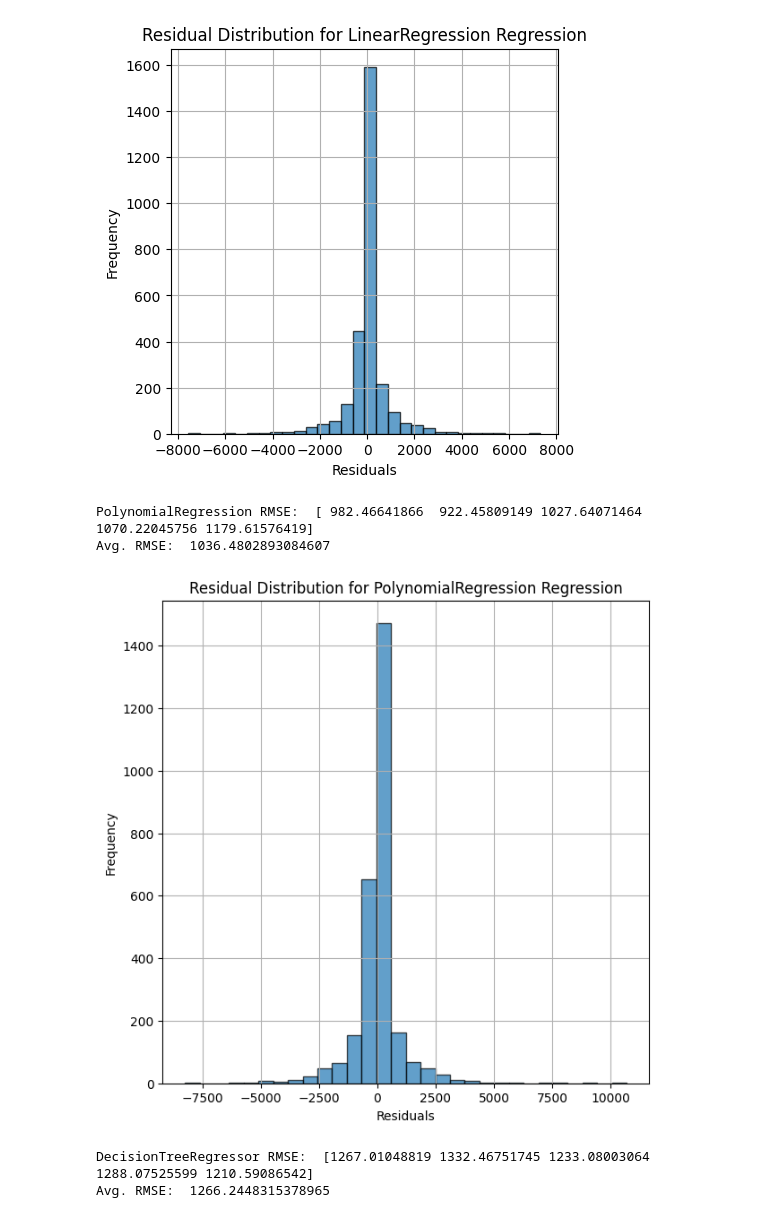
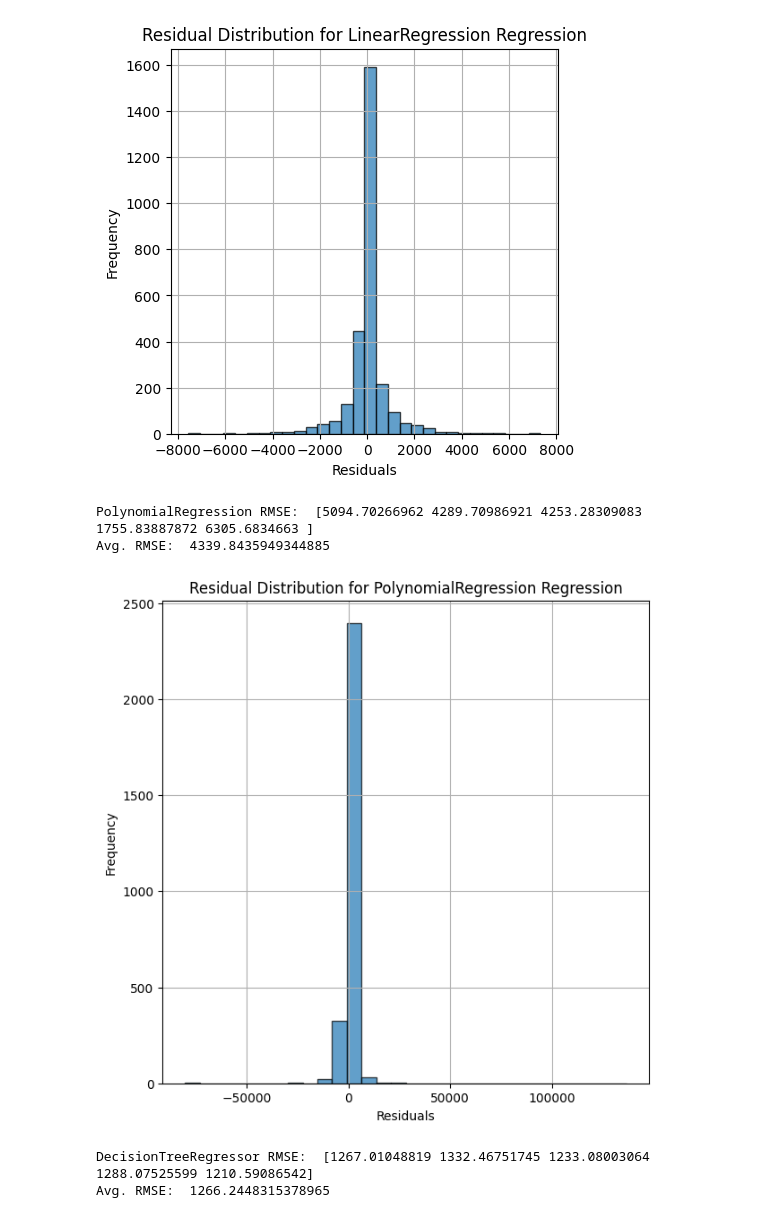
Before and after one commit to lbibi1805-dot/ML_Bitcoin, a Jupyter notebook: Evaluation/evalution.ipynb, the cells around one changed output. Cells and saved outputs as stored; diff of their text form; code cells hidden in the pictures.

```diff
--- a/Evaluation/evalution.ipynb
+++ b/Evaluation/evalution.ipynb
@@ -55,7 +57,7 @@ from sklearn.metrics import mean_squared_error, r2_score
 # %% [markdown]
 # **STEP 1: DATA COLLECTION**
 # %%
-btc_data = yf.download('BTC-USD', start='2010-01-01', end='2024-10-10', interval='1d')
+btc_data = yf.download('BTC-USD', start='2010-01-01', end='2024-10-20', interval='1d')
 # %% [output]
 [*********************100%***********************]  1 of 1 completed
 # %%
@@ -540,7 +541,7 @@ Model successfully saved as DecisionTreeRegressor_model.pkl
 **5.4. Try Polynomial Regression (in-lecture).**
 # %%
 # Sử dụng PolynomialFeatures kết hợp với một mô hình hồi quy
-degree = 2
+degree = 3
 model = Pipeline([
     ('poly_features', PolynomialFeatures(degree=degree)),
     ('lin_reg', LinearRegression())
@@ -710,16 +711,16 @@ Avg. RMSE:  903.7141769067824
 # %%
 model_name = "PolynomialRegression"
 run_new_evaluation = 1  # Set to 0 if you want to load the saved results
 
 if run_new_evaluation == 1:
-    model = Pipeline([('poly_features', PolynomialFeatures(degree=2)), ('lin_reg', LinearRegression())])
+    model = Pipeline([('poly_features', PolynomialFeatures(degree=3)), ('lin_reg', LinearRegression())])
     evaluate_and_plot(model, model_name, X_train, y_train, cv)
 else:
     load_and_print_rmse_with_plot(model_name)
 # %% [output]
-PolynomialRegression RMSE:  [ 982.46641866  922.45809149 1027.64071464 1070.22045756 1179.61576419]
-Avg. RMSE:  1036.4802893084607
+PolynomialRegression RMSE:  [5094.70266962 4289.70986921 4253.28309083 1755.83887872 6305.6834663 ]
+Avg. RMSE:  4339.8435949344885
-[figure, old version]
+[figure, new version]
 # %%
 model_name = "DecisionTreeRegressor"
 run_new_evaluation = 0  # Set to 0 if you want to load the saved results
```
Also changed, not shown: parts of 27 cells of this notebook, 13 other files.
